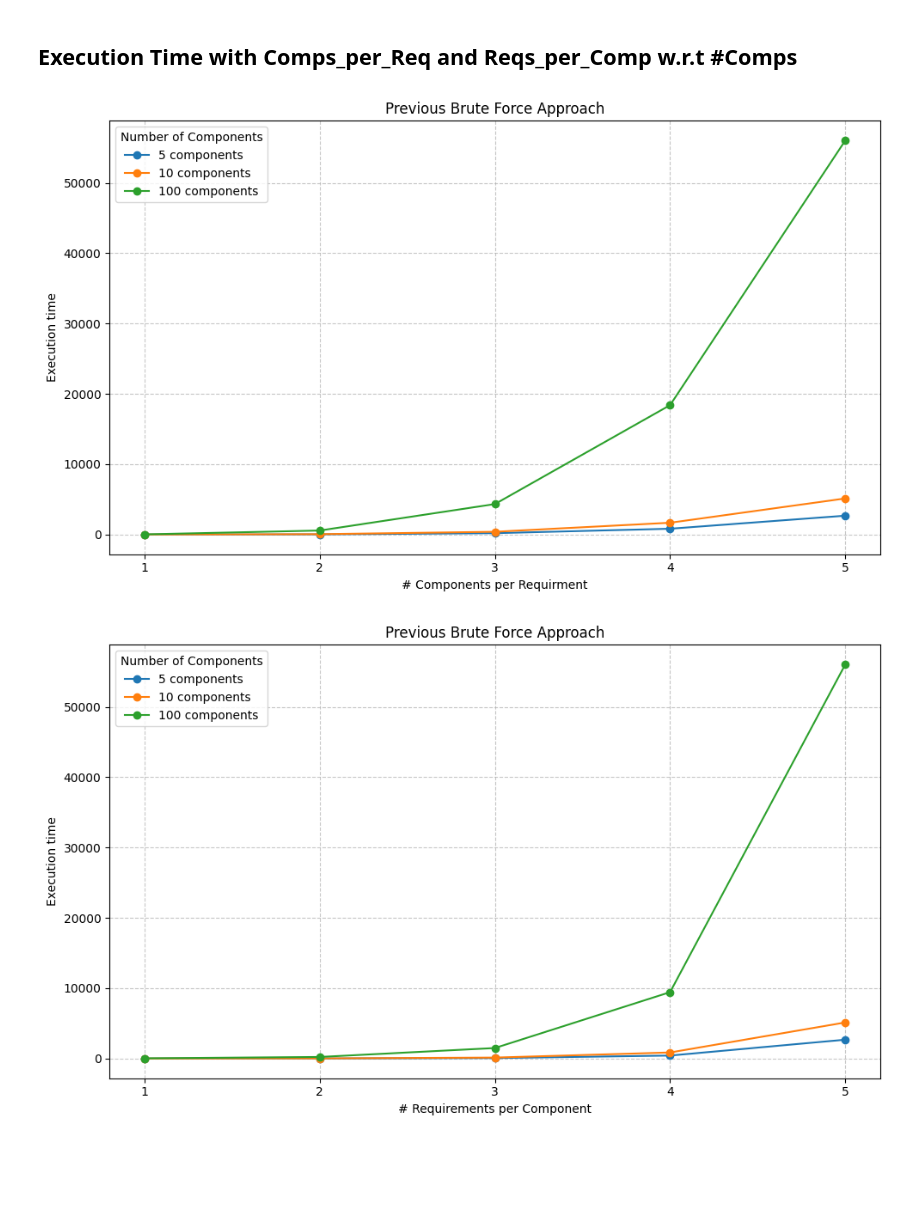
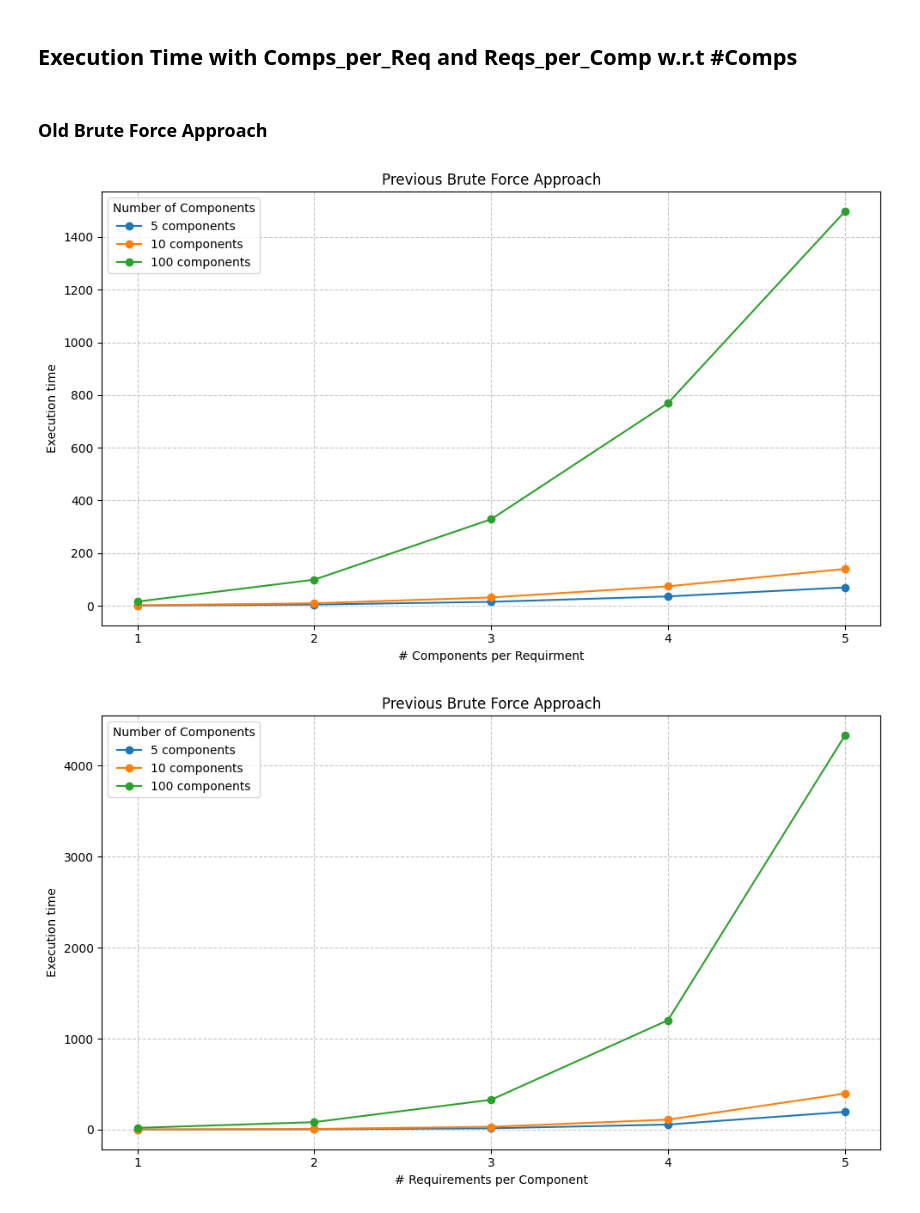
Before and after one commit to adriaag/ODIN, a Jupyter notebook: Modules/IntentSpecification2WorkflowGenerator/experimental_runs/results-viz.ipynb, the cells around one changed output. Drawn from its saved outputs; the diff is of its cells as text; code cells hidden in the pictures; blank space fills up the shorter version.

```diff
--- a/Modules/IntentSpecification2WorkflowGenerator/experimental_runs/results-viz.ipynb
+++ b/Modules/IntentSpecification2WorkflowGenerator/experimental_runs/results-viz.ipynb
@@ -303,16 +524,16 @@ plt.show()
 # %%
-wc_grouped_df = results_df[results_df['reqs_per_comp'] == 3].groupby(['comps_per_req', 'comps'])['wc_num_workflows'].first().unstack()
+new_bc_grouped_df = results_df[results_df['reqs_per_comp'] == 3].groupby(['comps_per_req', 'comps'])['new_bc_num_workflows'].first().unstack()
 
 # Create the line plot
 plt.figure(figsize=(10, 6))
 
 x_values = range(1, 6)
 
-for column in wc_grouped_df.columns:
-    plt.plot(wc_grouped_df.index, wc_grouped_df[column], label=f'{column} components', marker='o')
+for column in new_bc_grouped_df.columns:
+    plt.plot(new_bc_grouped_df.index, new_bc_grouped_df[column], label=f'{column} components', marker='o')
 
 # Customize the plot
-plt.title('Worst Case Scenario')
+plt.title('Best Case Scenario')
 plt.xlabel('# Components per Requirment')
 plt.ylabel('# Workflows')
 plt.legend(title='Number of Components')
@@ -328,16 +549,16 @@ plt.show()
 # %%
-wc_grouped_df = results_df[results_df['comps_per_req'] == 3].groupby(['reqs_per_comp', 'comps'])['wc_num_workflows'].first().unstack()
+new_bc_grouped_df = results_df[results_df['comps_per_req'] == 3].groupby(['reqs_per_comp', 'comps'])['new_bc_num_workflows'].first().unstack()
 
 # Create the line plot
 plt.figure(figsize=(10, 6))
 
 x_values = range(1, 6)
 
-for column in wc_grouped_df.columns:
-    plt.plot(wc_grouped_df.index, wc_grouped_df[column], label=f'{column} components', marker='o')
+for column in new_bc_grouped_df.columns:
+    plt.plot(new_bc_grouped_df.index, new_bc_grouped_df[column], label=f'{column} components', marker='o')
 
 # Customize the plot
-plt.title('Worst Case Scenario')
+plt.title('Best Case Scenario')
 plt.xlabel('# Requirements per Component')
 plt.ylabel('# Workflows')
 plt.legend(title='Number of Components')
@@ -378,23 +573,0 @@ plt.show()
-# %%
-bc_grouped_df = results_df[results_df['comps_per_req'] == 3].groupby(['reqs_per_comp', 'comps'])['bc_num_workflows'].first().unstack()
-
-# Create the line plot
-plt.figure(figsize=(10, 6))
-
-x_values = range(1, 6)
-
-for column in bc_grouped_df.columns:
-    plt.plot(bc_grouped_df.index, bc_grouped_df[column], label=f'{column} components', marker='o')
-
-# Customize the plot
-plt.title('Best Case Scenario')
-plt.xlabel('# Requirements per Component')
-plt.ylabel('# Workflows')
-plt.legend(title='Number of Components')
-plt.grid(True, linestyle='--', alpha=0.7)
-
-plt.xticks(x_values)
-
-# Show the plot
-plt.tight_layout()
-plt.show()
@@ -403,40 +574,42 @@ plt.show()
 # %% [markdown]
 ## Execution Time with Comps_per_Req and Reqs_per_Comp w.r.t #Comps
+# %% [markdown]
+### Old Brute Force Approach
 # %%
-bf_grouped_df = results_df[results_df['reqs_per_comp'] == 3].groupby(['comps_per_req', 'comps'])['bf_time'].first().unstack()
+old_bf_grouped_df = results_df[results_df['reqs_per_comp'] == 3].groupby(['comps_per_req', 'comps'])['old_bf_time'].first().unstack()
 
 # Create the line plot
 plt.figure(figsize=(10, 6))
 
 x_values = range(1, 6)
 
-for column in bf_grouped_df.columns:
-    plt.plot(bf_grouped_df.index, bf_grouped_df[column], label=f'{column} components', marker='o')
+for column in old_bf_grouped_df.columns:
+    plt.plot(old_bf_grouped_df.index, old_bf_grouped_df[column], label=f'{column} components', marker='o')
 
 # Customize the plot
 plt.title('Previous Brute Force Approach')
 plt.xlabel('# Components per Requirment')
 plt.ylabel('Execution time')
 plt.legend(title='Number of Components')
 plt.grid(True, linestyle='--', alpha=0.7)
 
 plt.xticks(x_values)
 
 # Show the plot
 plt.tight_layout()
 plt.show()
 # %% [output]
-[figure, old version]
+[figure, new version]
 # %%
-bf_grouped_df = results_df[results_df['comps_per_req'] == 3].groupby(['reqs_per_comp', 'comps'])['bf_time'].first().unstack()
+old_bf_grouped_df = results_df[results_df['comps_per_req'] == 3].groupby(['reqs_per_comp', 'comps'])['old_bf_time'].first().unstack()
 
 # Create the line plot
 plt.figure(figsize=(10, 6))
 
 x_values = range(1, 6)
 
-for column in bf_grouped_df.columns:
-    plt.plot(bf_grouped_df.index, bf_grouped_df[column], label=f'{column} components', marker='o')
+for column in old_bf_grouped_df.columns:
+    plt.plot(old_bf_grouped_df.index, old_bf_grouped_df[column], label=f'{column} components', marker='o')
 
 # Customize the plot
 plt.title('Previous Brute Force Approach')
@@ -451,4 +624,4 @@ plt.xticks(x_values)
 plt.tight_layout()
 plt.show()
 # %% [output]
-[figure, old version]
+[figure, new version]
```
Also changed, not shown: parts of 41 cells of this notebook, 26 other files.
